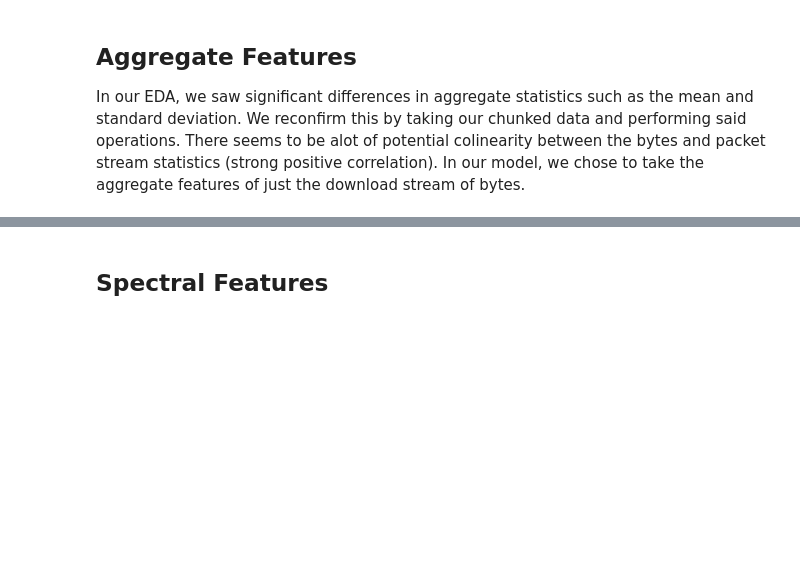
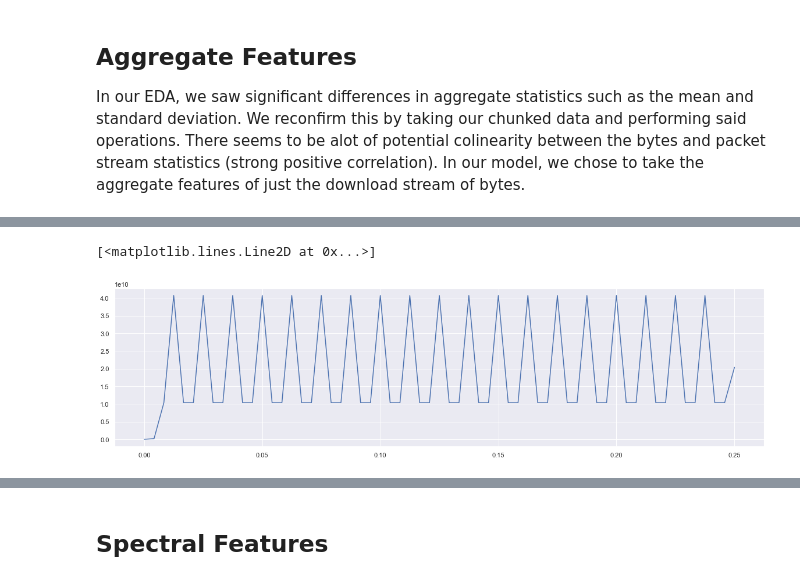
Before and after one commit to stephdoan/ResRecovery, a Jupyter notebook: notebooks/Feature_Engineering.ipynb, the cells around one changed output, grey strips where cells are left out. Cells and saved outputs as stored; diff of their text form; code cells hidden in the pictures; blank space fills up the shorter version.

```diff
--- a/notebooks/Feature_Engineering.ipynb
+++ b/notebooks/Feature_Engineering.ipynb
@@ -100,7 +92,7 @@ def get_peak_loc(df, col, invert=False):
   df_avg = df[col].mean()
   df_std = df[col].std()
 
-  threshold = df_avg + (1 * df_std)
+  threshold = df_avg + (.5 * df_std)
   if invert:
     return np.array(df[col] < threshold)
 
@@ -112,7 +104,7 @@ def hard_threshold_peaks(df, col, thresh):
     peaks, _ = sp.signal.find_peaks(x, height=thresh)
     return peaks
 
-def peak_time_diff(df, col):
+def peak_time_diff(df, col, threshold):
   '''
   mess around with the different inputs for function.
   variance seems to inflate the difference betweent the two the most with litte
@@ -120,13 +112,27 @@ def peak_time_diff(df, col):
   squaring the data before taking the aggregate function to exaggerate
   differences (moderate success??)
   '''
-  #peaks = df[get_peak_loc(df, col)]
-  peaks = df.iloc[hard_threshold_peaks(df, col, 625000)]
+
+  mbps_thresh = threshold * 125000
+  peaks = df[get_peak_loc(df, col)]
+  #peaks = df.iloc[hard_threshold_peaks(df, col, mbps_thresh)]
   peaks['Time'] = peaks['Time'] - peaks['Time'].min()
   time_diff = np.diff(peaks['Time'])
   if len(peaks) <= 0:
     return [-1, 0, -1]
 
-  return [np.mean(peaks)['2->1Bytes'] * mbit_rate, len(peaks), 120 / len(peaks)]
+  return [np.std(peaks)['2->1Bytes'] * mbit_rate, len(peaks), 120 / len(peaks)]
+# %%
+test = get_peak_loc(df_360_lst[1], '2->1Bytes')
+# %%
+evenly_spaced = np.linspace(0, len(df_360_lst[1]) - 1, len(df_360_lst[1][test]), dtype=int)
+zeroed = np.zeros(len(df_360_lst[1]) + 1)
+zeroed[evenly_spaced] = df_360_lst[1][test]['2->1Bytes'].values
+# %%
+f, Pxx = sp.signal.welch(zeroed[:120], fs = .5)
+plt.plot(f, Pxx)
+# %% [output]
+[<matplotlib.lines.Line2D at 0x...>]
+[figure, added]
 # %%
 %%time
```
Also changed, not shown: parts of 57 cells of this notebook, 6 other files.
